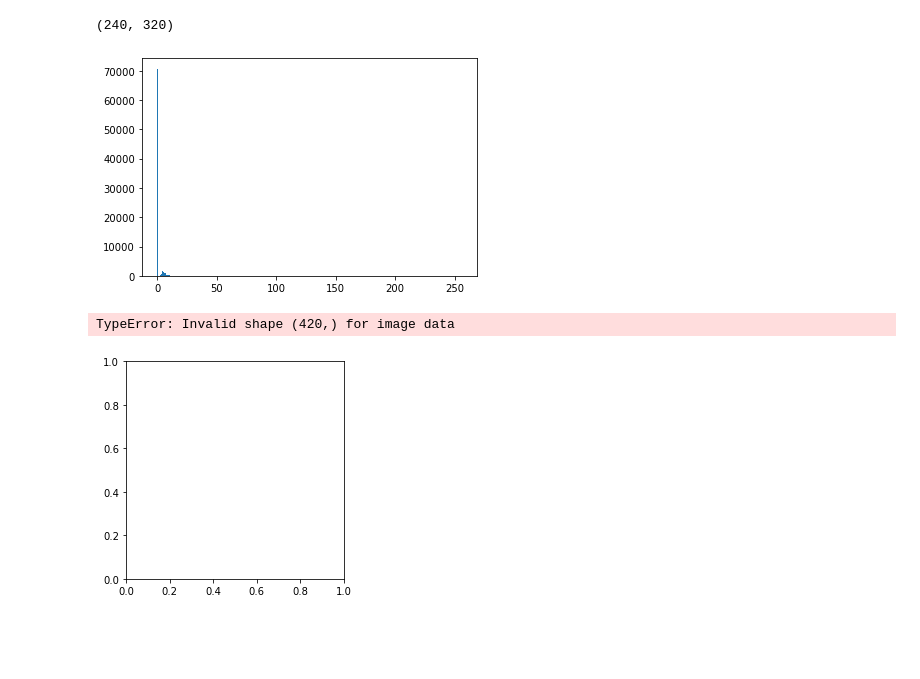
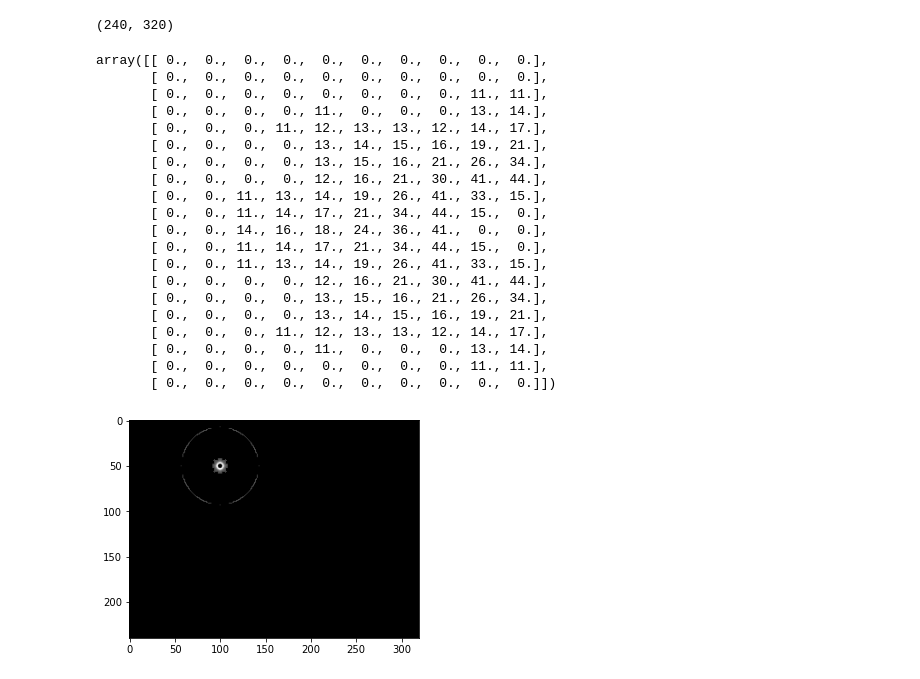
Before and after one commit to victorbjo/Rob7-Miniproject, a Jupyter notebook: HoughCircle.ipynb, the cells around one changed output. Saved outputs shown, nothing was run; the diff lists cells and outputs as text; code cells hidden in the pictures; blank space fills up the shorter version.

```diff
--- a/HoughCircle.ipynb
+++ b/HoughCircle.ipynb
@@ -95,13 +96,32 @@ plt.imshow(img_blank,cmap='gray')
 # %% [output]
 (240, 320)
 # %%
-plt.hist(img_blank.ravel(),256,[0,256]); plt.show()
+pd_img = pd.DataFrame(img_blank)
-# %% [output]
-[figure, removed]
 # %%
-new_img = img_blank[img_blank>10]
+new_img = pd_img[pd_img>10].fillna(0)
+new_img = pd.DataFrame.to_numpy(new_img)
 plt.imshow(new_img,cmap='gray')
 # cv2.imwrite("circled.png",new_img)
+new_img[40:60,90:100]
 # %% [output]
-TypeError: Invalid shape (420,) for image data
+array([[ 0.,  0.,  0.,  0.,  0.,  0.,  0.,  0.,  0.,  0.],
+       [ 0.,  0.,  0.,  0.,  0.,  0.,  0.,  0.,  0.,  0.],
+       [ 0.,  0.,  0.,  0.,  0.,  0.,  0.,  0., 11., 11.],
+       [ 0.,  0.,  0.,  0., 11.,  0.,  0.,  0., 13., 14.],
+       [ 0.,  0.,  0., 11., 12., 13., 13., 12., 14., 17.],
+       [ 0.,  0.,  0.,  0., 13., 14., 15., 16., 19., 21.],
+       [ 0.,  0.,  0.,  0., 13., 15., 16., 21., 26., 34.],
+       [ 0.,  0.,  0.,  0., 12., 16., 21., 30., 41., 44.],
+       [ 0.,  0., 11., 13., 14., 19., 26., 41., 33., 15.],
+       [ 0.,  0., 11., 14., 17., 21., 34., 44., 15.,  0.],
+       [ 0.,  0., 14., 16., 18., 24., 36., 41.,  0.,  0.],
+       [ 0.,  0., 11., 14., 17., 21., 34., 44., 15.,  0.],
+       [ 0.,  0., 11., 13., 14., 19., 26., 41., 33., 15.],
+       [ 0.,  0.,  0.,  0., 12., 16., 21., 30., 41., 44.],
+       [ 0.,  0.,  0.,  0., 13., 15., 16., 21., 26., 34.],
+       [ 0.,  0.,  0.,  0., 13., 14., 15., 16., 19., 21.],
+       [ 0.,  0.,  0., 11., 12., 13., 13., 12., 14., 17.],
+       [ 0.,  0.,  0.,  0., 11.,  0.,  0.,  0., 13., 14.],
+       [ 0.,  0.,  0.,  0.,  0.,  0.,  0.,  0., 11., 11.],
+       [ 0.,  0.,  0.,  0.,  0.,  0.,  0.,  0.,  0.,  0.]])
-[figure, old version]
+[figure, new version]
```
Also changed, not shown: parts of 1 cell of this notebook, 1 other file.
